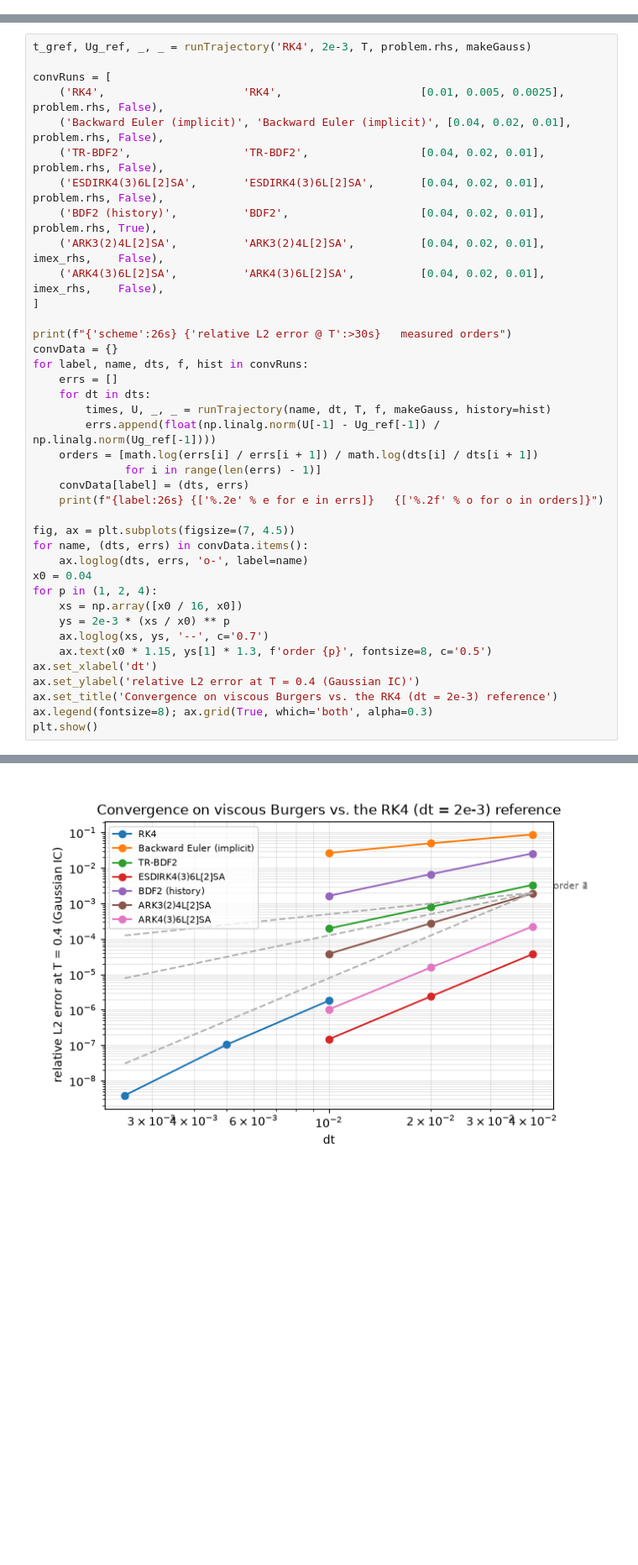
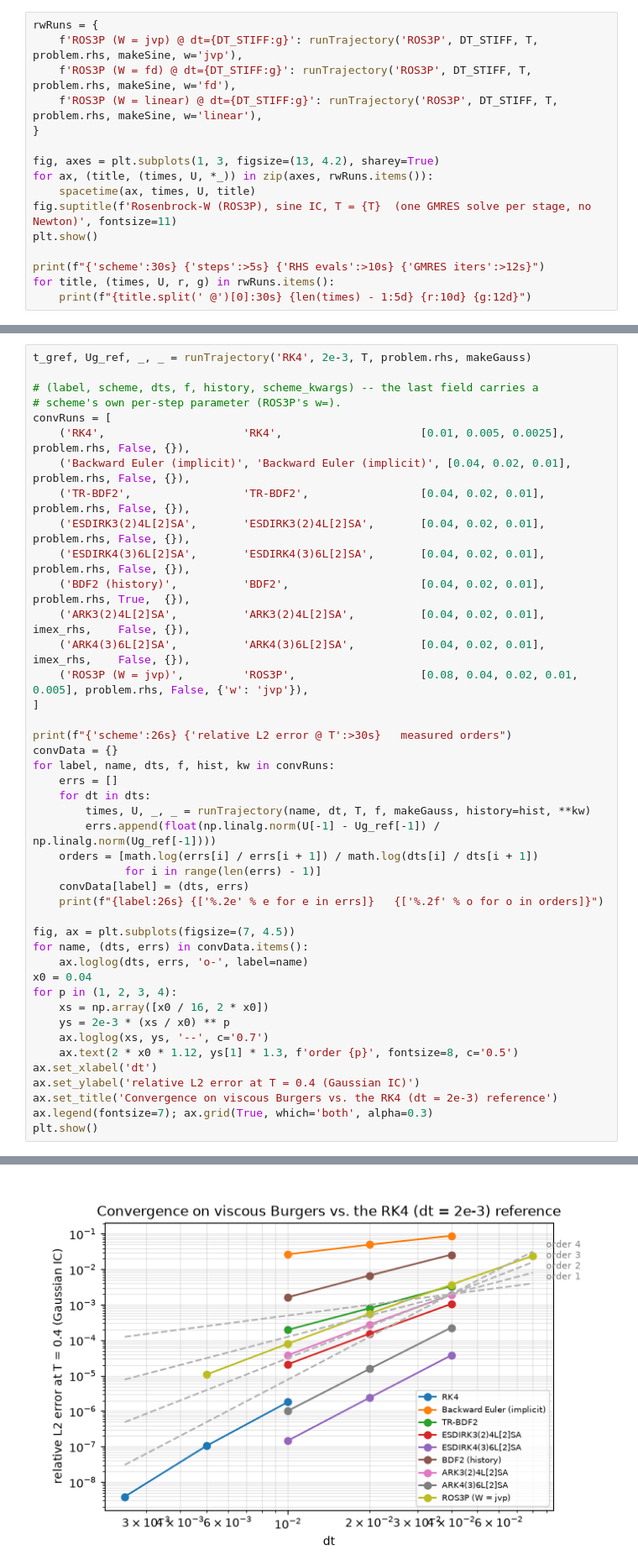
Before and after one commit to wi-re/warpSPHIntegrators, a Jupyter notebook: viscous_burgers_demo.ipynb, the cells around one changed output, grey strips where cells are left out. Shown at 84% size. Saved outputs shown, nothing was run; the diff lists cells and outputs as text; blank space fills up the shorter version.

Commit message:
Add ROS3P Rosenbrock-W (Phase 7)

```diff
--- a/viscous_burgers_demo.ipynb
+++ b/viscous_burgers_demo.ipynb
@@ -400,0 +438,16 @@ the ringing the fully-implicit runs do not have.
+# %%
+rwRuns = {
+    f'ROS3P (W = jvp) @ dt={DT_STIFF:g}': runTrajectory('ROS3P', DT_STIFF, T, problem.rhs, makeSine, w='jvp'),
+    f'ROS3P (W = fd) @ dt={DT_STIFF:g}': runTrajectory('ROS3P', DT_STIFF, T, problem.rhs, makeSine, w='fd'),
+    f'ROS3P (W = linear) @ dt={DT_STIFF:g}': runTrajectory('ROS3P', DT_STIFF, T, problem.rhs, makeSine, w='linear'),
+}
+
+fig, axes = plt.subplots(1, 3, figsize=(13, 4.2), sharey=True)
+for ax, (title, (times, U, *_)) in zip(axes, rwRuns.items()):
+    spacetime(ax, times, U, title)
+fig.suptitle(f'Rosenbrock-W (ROS3P), sine IC, T = {T}  (one GMRES solve per stage, no Newton)', fontsize=11)
+plt.show()
+
+print(f"{'scheme':30s} {'steps':>5s} {'RHS evals':>10s} {'GMRES iters':>12s}")
+for title, (times, U, r, g) in rwRuns.items():
+    print(f"{title.split(' @')[0]:30s} {len(times) - 1:5d} {r:10d} {g:12d}")
@@ -409,22 +483,26 @@ slopes between consecutive pairs.
 # %%
 t_gref, Ug_ref, _, _ = runTrajectory('RK4', 2e-3, T, problem.rhs, makeGauss)
 
+# (label, scheme, dts, f, history, scheme_kwargs) -- the last field carries a
+# scheme's own per-step parameter (ROS3P's w=).
 convRuns = [
-    ('RK4',                     'RK4',                     [0.01, 0.005, 0.0025], problem.rhs, False),
-    ('Backward Euler (implicit)', 'Backward Euler (implicit)', [0.04, 0.02, 0.01], problem.rhs, False),
-    ('TR-BDF2',                 'TR-BDF2',                 [0.04, 0.02, 0.01],    problem.rhs, False),
-    ('ESDIRK4(3)6L[2]SA',       'ESDIRK4(3)6L[2]SA',       [0.04, 0.02, 0.01],    problem.rhs, False),
-    ('BDF2 (history)',          'BDF2',                    [0.04, 0.02, 0.01],    problem.rhs, True),
-    ('ARK3(2)4L[2]SA',          'ARK3(2)4L[2]SA',          [0.04, 0.02, 0.01],    imex_rhs,    False),
-    ('ARK4(3)6L[2]SA',          'ARK4(3)6L[2]SA',          [0.04, 0.02, 0.01],    imex_rhs,    False),
+    ('RK4',                     'RK4',                     [0.01, 0.005, 0.0025], problem.rhs, False, {}),
+    ('Backward Euler (implicit)', 'Backward Euler (implicit)', [0.04, 0.02, 0.01], problem.rhs, False, {}),
+    ('TR-BDF2',                 'TR-BDF2',                 [0.04, 0.02, 0.01],    problem.rhs, False, {}),
+    ('ESDIRK3(2)4L[2]SA',       'ESDIRK3(2)4L[2]SA',       [0.04, 0.02, 0.01],    problem.rhs, False, {}),
+    ('ESDIRK4(3)6L[2]SA',       'ESDIRK4(3)6L[2]SA',       [0.04, 0.02, 0.01],    problem.rhs, False, {}),
+    ('BDF2 (history)',          'BDF2',                    [0.04, 0.02, 0.01],    problem.rhs, True,  {}),
+    ('ARK3(2)4L[2]SA',          'ARK3(2)4L[2]SA',          [0.04, 0.02, 0.01],    imex_rhs,    False, {}),
+    ('ARK4(3)6L[2]SA',          'ARK4(3)6L[2]SA',          [0.04, 0.02, 0.01],    imex_rhs,    False, {}),
+    ('ROS3P (W = jvp)',         'ROS3P',                   [0.08, 0.04, 0.02, 0.01, 0.005], problem.rhs, False, {'w': 'jvp'}),
 ]
 
 print(f"{'scheme':26s} {'relative L2 error @ T':>30s}   measured orders")
 convData = {}
-for label, name, dts, f, hist in convRuns:
+for label, name, dts, f, hist, kw in convRuns:
     errs = []
     for dt in dts:
-        times, U, _, _ = runTrajectory(name, dt, T, f, makeGauss, history=hist)
+        times, U, _, _ = runTrajectory(name, dt, T, f, makeGauss, history=hist, **kw)
         errs.append(float(np.linalg.norm(U[-1] - Ug_ref[-1]) / np.linalg.norm(Ug_ref[-1])))
     orders = [math.log(errs[i] / errs[i + 1]) / math.log(dts[i] / dts[i + 1])
               for i in range(len(errs) - 1)]
@@ -435,15 +513,15 @@ fig, ax = plt.subplots(figsize=(7, 4.5))
 for name, (dts, errs) in convData.items():
     ax.loglog(dts, errs, 'o-', label=name)
 x0 = 0.04
-for p in (1, 2, 4):
-    xs = np.array([x0 / 16, x0])
+for p in (1, 2, 3, 4):
+    xs = np.array([x0 / 16, 2 * x0])
     ys = 2e-3 * (xs / x0) ** p
     ax.loglog(xs, ys, '--', c='0.7')
-    ax.text(x0 * 1.15, ys[1] * 1.3, f'order {p}', fontsize=8, c='0.5')
+    ax.text(2 * x0 * 1.12, ys[1] * 1.3, f'order {p}', fontsize=8, c='0.5')
 ax.set_xlabel('dt')
 ax.set_ylabel('relative L2 error at T = 0.4 (Gaussian IC)')
 ax.set_title('Convergence on viscous Burgers vs. the RK4 (dt = 2e-3) reference')
-ax.legend(fontsize=8); ax.grid(True, which='both', alpha=0.3)
+ax.legend(fontsize=7); ax.grid(True, which='both', alpha=0.3)
 plt.show()
 # %% [output]
 scheme                              relative L2 error @ T   measured orders
@@ -457,4 +537,4 @@ ARK4(3)6L[2]SA             ['2.27e-04', '1.56e-05', '1.02e-06']   ['3.87', '3.93
-[figure, old version]
+[figure, new version]
 # %% [markdown]
 **Reading the plot:** the measured orders are the advertised ones on a
 physical PDE — RK4 → ~4, ESDIRK4/ARK4 → ~4, TR-BDF2/BDF2 → ~2, ARK3 → ~2.9,
```
Also changed, not shown: parts of 13 cells of this notebook, 14 other files.
